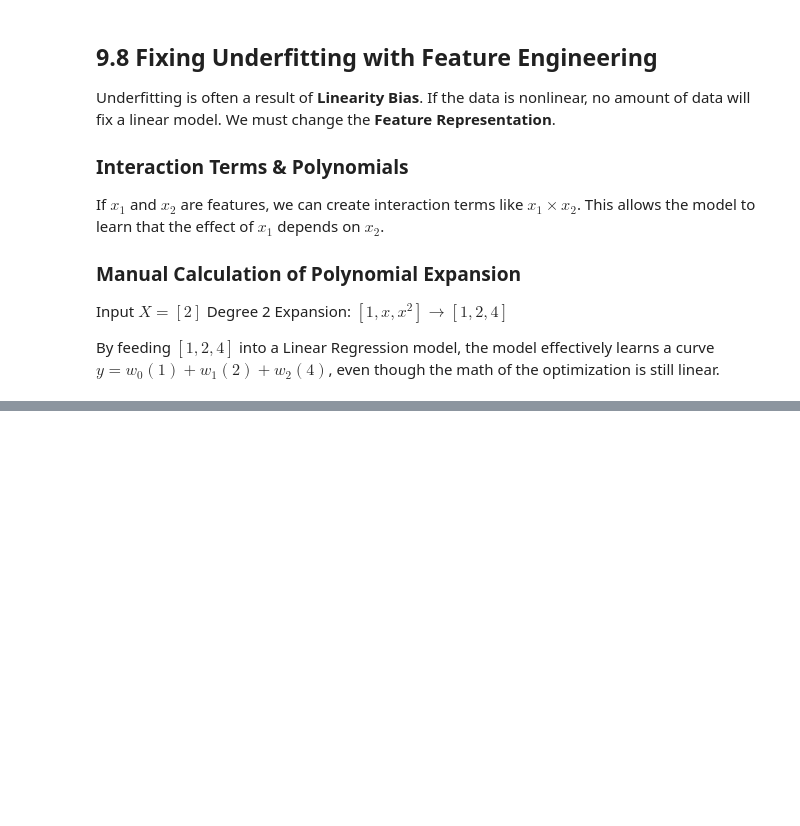
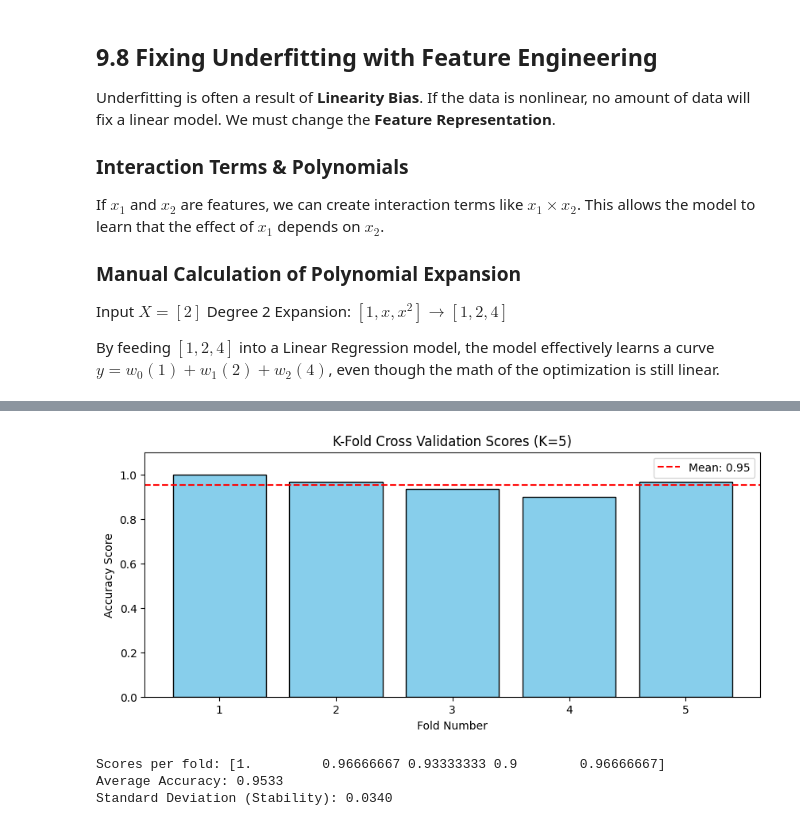
Before and after one commit to rsys-adsingh/Machine-Learning, a Jupyter notebook: study/Chapter_4.ipynb, the cells around one changed output, grey strips where cells are left out. Cells and saved outputs as stored; diff of their text form; code cells hidden in the pictures; blank space fills up the shorter version.

```diff
--- a/study/Chapter_4.ipynb
+++ b/study/Chapter_4.ipynb
@@ -1208,0 +1333,37 @@ By feeding $[1, 2, 4]$ into a Linear Regression model, the model effectively lea
+# %%
+import numpy as np
+import matplotlib.pyplot as plt
+from sklearn.model_selection import cross_val_score, KFold, StratifiedKFold
+from sklearn.datasets import load_iris
+from sklearn.tree import DecisionTreeClassifier
+
+# 1. Load Data
+iris = load_iris()
+X_cv, y_cv = iris.data, iris.target
+
+# 2. Define Model
+model = DecisionTreeClassifier(max_depth=3, random_state=42)
+
+# 3. K-Fold (K=5)
+kf = KFold(n_splits=5, shuffle=True, random_state=42)
+scores = cross_val_score(model, X_cv, y_cv, cv=kf)
+
+# Visualizing the scores per fold
+plt.figure(figsize=(10, 4))
+plt.bar(range(1, 6), scores, color='skyblue', edgecolor='black')
+plt.axhline(y=scores.mean(), color='red', linestyle='--', label=f'Mean: {scores.mean():.2f}')
+plt.title("K-Fold Cross Validation Scores (K=5)")
+plt.xlabel("Fold Number")
+plt.ylabel("Accuracy Score")
+plt.ylim(0, 1.1)
+plt.legend()
+plt.show()
+
+print(f"Scores per fold: {scores}")
+print(f"Average Accuracy: {scores.mean():.4f}")
+print(f"Standard Deviation (Stability): {scores.std():.4f}")
+# %% [output]
+[figure, added]
+Scores per fold: [1.         0.96666667 0.93333333 0.9        0.96666667]
+Average Accuracy: 0.9533
+Standard Deviation (Stability): 0.0340
```
Also changed, not shown: parts of 13 cells of this notebook.
